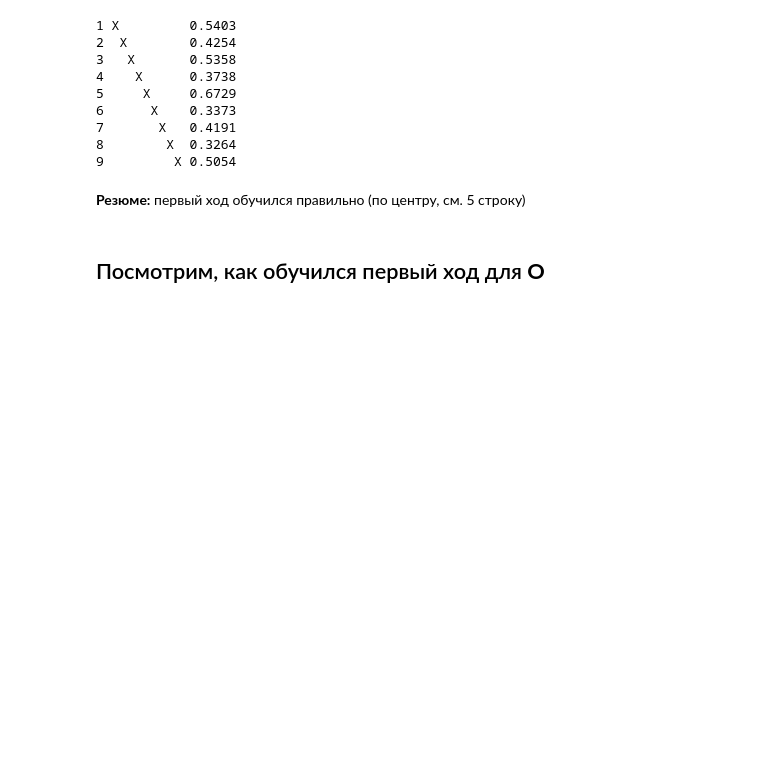
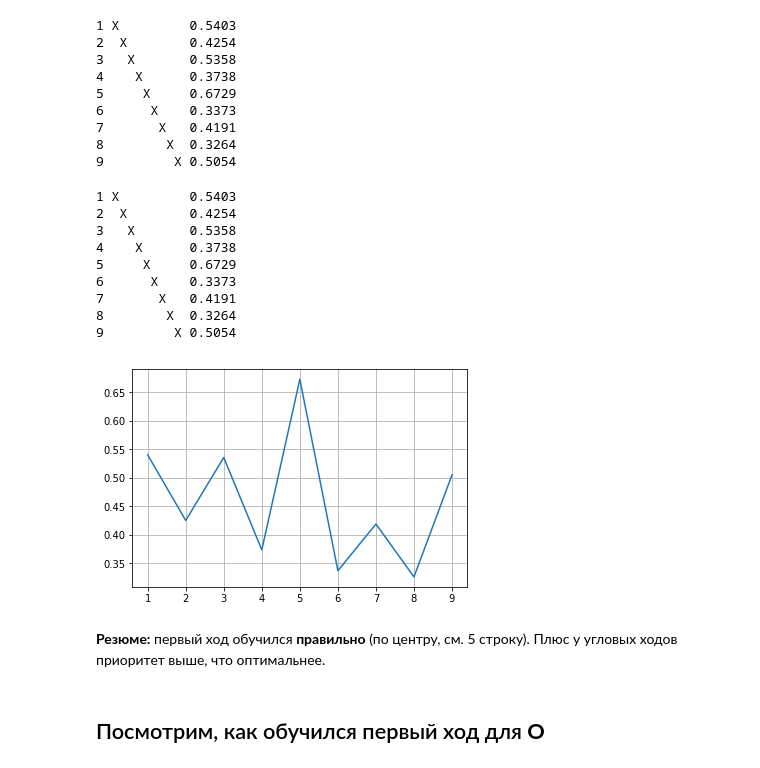
Before and after one commit to shereshevskiy/otus_deep_learning_dle-2020-04, a Jupyter notebook: 16_rl_practice_tic-tac-toe/hw16_tictactoe_Q-func.ipynb, the cells around one changed output. Drawn from its saved outputs; the diff is of its cells as text; code cells hidden in the pictures; blank space fills up the shorter version.

```diff
--- a/16_rl_practice_tic-tac-toe/hw16_tictactoe_Q-func.ipynb
+++ b/16_rl_practice_tic-tac-toe/hw16_tictactoe_Q-func.ipynb
@@ -395,8 +395,31 @@ for i in range(9):
 7       X   0.4191
 8        X  0.3264
 9         X 0.5054
+# %%
+move_values = []
+for i in range(9):
+    init_state = ' ' * 9
+    move = [' '] * 9
+    move[i] = 'X'
+    move = ''.join(move)
+    move_value = round(agent.Q_func(init_state, move).item(), 4)
+    print(i + 1, move, move_value)
+    move_values.append(move_value)
+plt.plot(range(1, len(move_values)+1), move_values)
+plt.grid()
+# %% [output]
+1 X         0.5403
+2  X        0.4254
+3   X       0.5358
+4    X      0.3738
+5     X     0.6729
+6      X    0.3373
+7       X   0.4191
+8        X  0.3264
+9         X 0.5054
+[figure, added]
 # %% [markdown]
-**Резюме:** первый ход обучился правильно (по центру, см. 5 строку)
+**Резюме:** первый ход обучился **правильно** (по центру, см. 5 строку). Плюс у угловых ходов приоритет выше, что оптимальнее.
 # %% [markdown]
 ## Посмотрим, как обучился первый ход для **О**
 # %%
```
Also changed, not shown: parts of 4 cells of this notebook.
